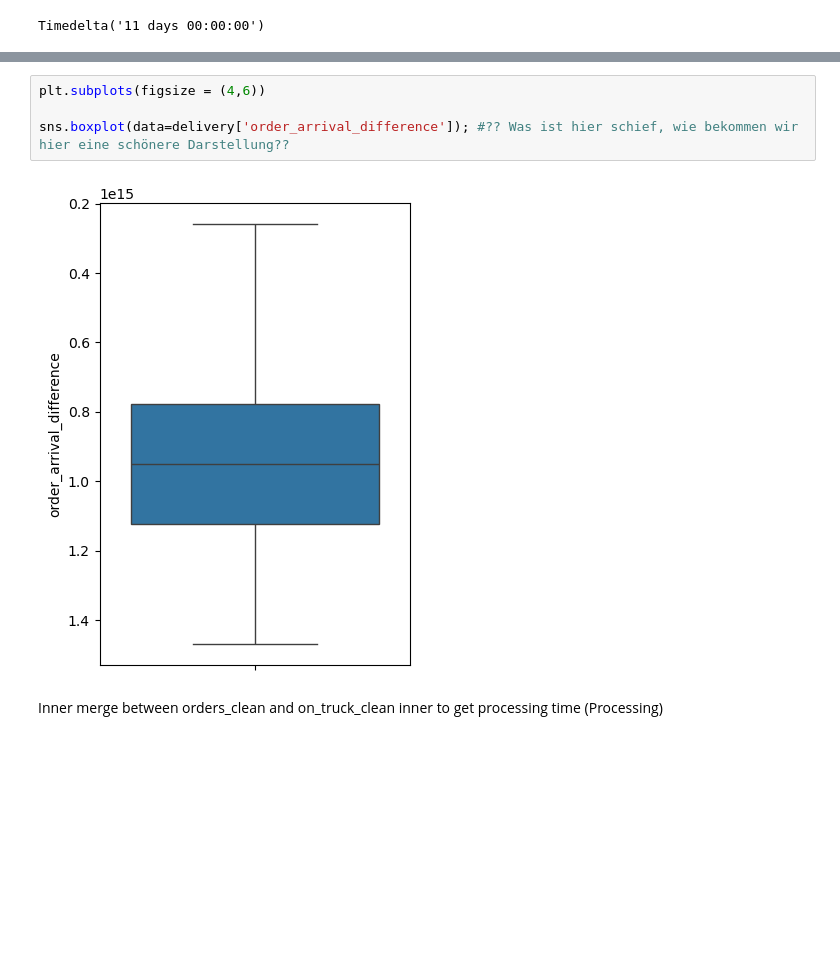
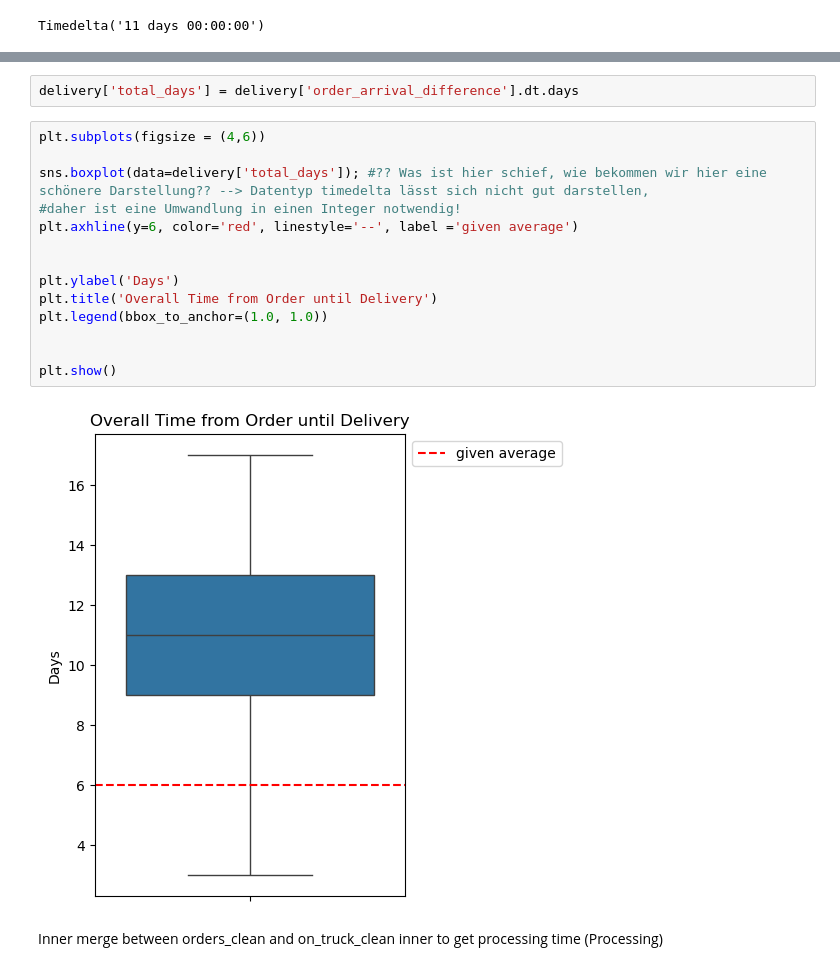
Before and after one commit to franziskatoll/da-muesli-project, a Jupyter notebook: Franzi.ipynb, the cells around one changed output, grey strips where cells are left out. Cells and saved outputs as stored; diff of their text form; blank space fills up the shorter version.

```diff
--- a/Franzi.ipynb
+++ b/Franzi.ipynb
@@ -237,9 +303,21 @@ Timedelta('11 days 00:00:00')
+# %%
+delivery['total_days'] = delivery['order_arrival_difference'].dt.days
 # %%
 plt.subplots(figsize = (4,6))
 
-sns.boxplot(data=delivery['order_arrival_difference']); #?? Was ist hier schief, wie bekommen wir hier eine schönere Darstellung??
+sns.boxplot(data=delivery['total_days']); #?? Was ist hier schief, wie bekommen wir hier eine schönere Darstellung?? --> Datentyp timedelta lässt sich nicht gut darstellen,
+#daher ist eine Umwandlung in einen Integer notwendig!
+plt.axhline(y=6, color='red', linestyle='--', label ='given average')
+
+
+plt.ylabel('Days')
+plt.title('Overall Time from Order until Delivery')
+plt.legend(bbox_to_anchor=(1.0, 1.0))
+
+
+plt.show()
 # %% [output]
-[figure, old version]
+[figure, new version]
 # %% [markdown]
 Inner merge between orders_clean and on_truck_clean inner to get processing time (Processing)
 # %%
```
Also changed, not shown: parts of 56 cells of this notebook.
